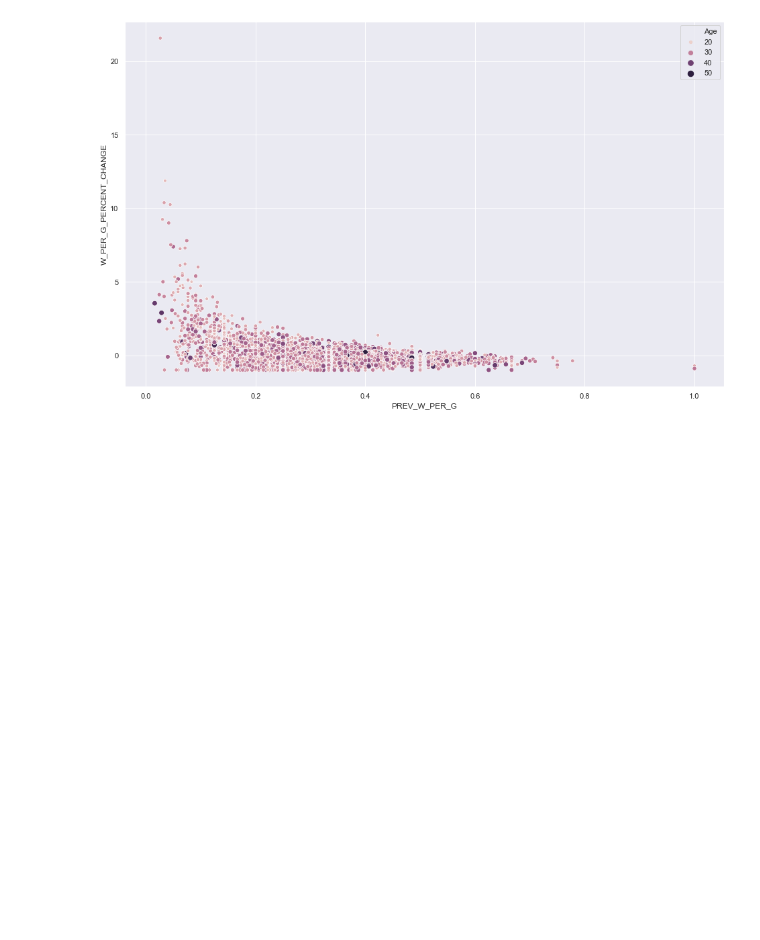
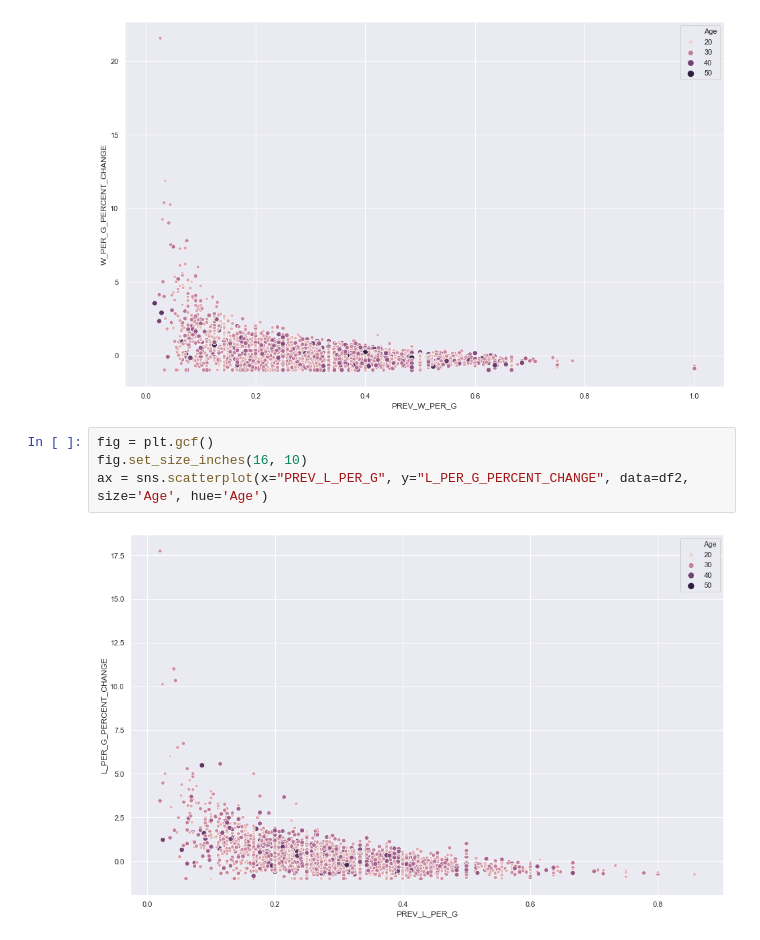
Before and after one commit to rileybuch/Fantasy-Baseball-Web-App, a Jupyter notebook: probability_predicted_starters.ipynb, the cells around one changed output. Saved outputs shown, nothing was run; the diff lists cells and outputs as text; blank space fills up the shorter version.

```diff
--- a/probability_predicted_starters.ipynb
+++ b/probability_predicted_starters.ipynb
@@ -186,4 +216,10 @@ fig.set_size_inches(16, 10)
 ax = sns.scatterplot(x="PREV_W_PER_G", y="W_PER_G_PERCENT_CHANGE", data=df2, size='Age', hue='Age')
 # %% [output]
 [figure]
+# %%
+fig = plt.gcf()
+fig.set_size_inches(16, 10)
+ax = sns.scatterplot(x="PREV_L_PER_G", y="L_PER_G_PERCENT_CHANGE", data=df2, size='Age', hue='Age')
+# %% [output]
+[figure, added]
 # %%
```
Also changed, not shown: parts of 27 cells of this notebook, 1 other file.
